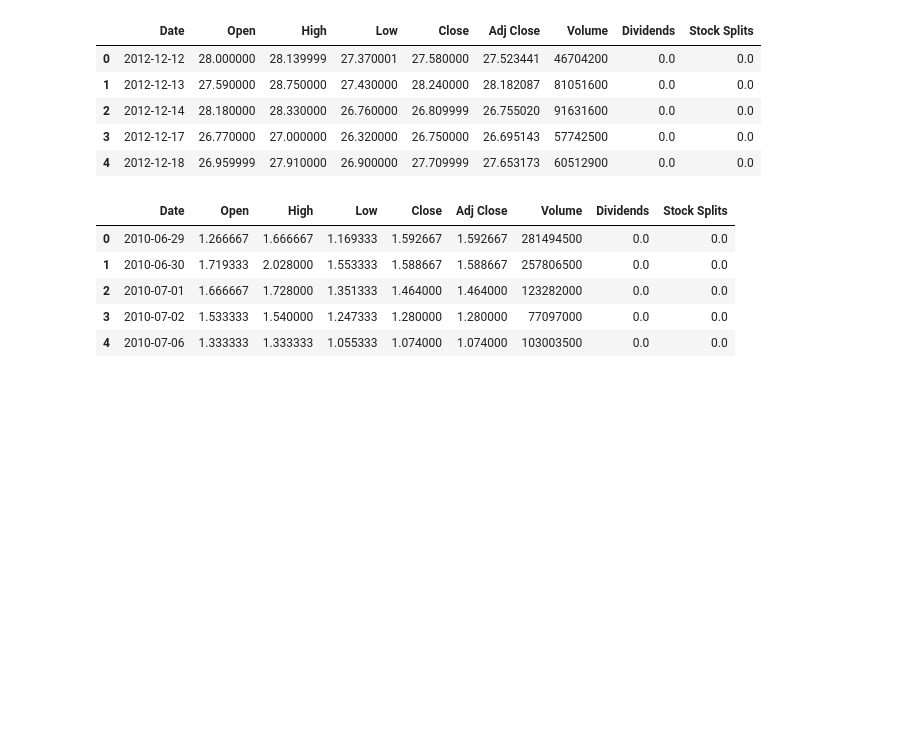
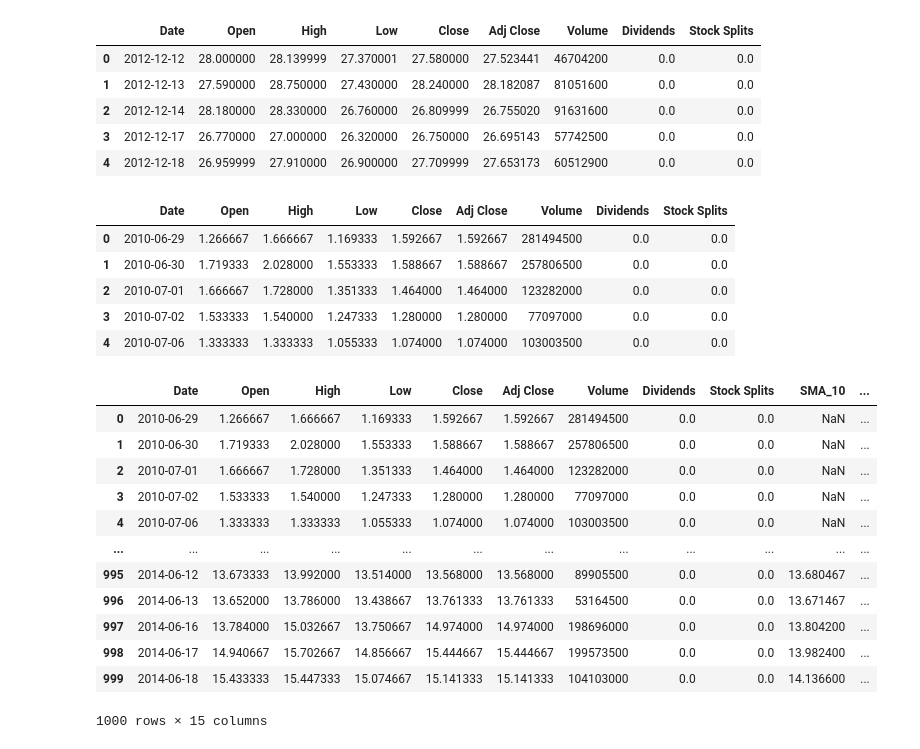
Before and after one commit to yohannesalex/stock-market-predictions, a Jupyter notebook: notebooks/Quantitative analysis.ipynb, the cells around one changed output. Saved outputs shown, nothing was run; the diff lists cells and outputs as text; code cells hidden in the pictures; blank space fills up the shorter version.

Commit message:
add the analysis with ta_lib for each data set

```diff
--- a/notebooks/Quantitative analysis.ipynb
+++ b/notebooks/Quantitative analysis.ipynb
@@ -71,3 +76,44 @@ tesla_data.head()
 | 2 | 2010-07-01 | 1.666667 | 1.728000 | 1.351333 | 1.464000 | 1.464000 | 123282000 | 0.0 | 0.0 |
 | 3 | 2010-07-02 | 1.533333 | 1.540000 | 1.247333 | 1.280000 | 1.280000 | 77097000 | 0.0 | 0.0 |
 | 4 | 2010-07-06 | 1.333333 | 1.333333 | 1.055333 | 1.074000 | 1.074000 | 103003500 | 0.0 | 0.0 |
+# %%
+tesla_data['Date'] = pd.to_datetime(tesla_data['Date'])
+meta_data['Date'] = pd.to_datetime(tesla_data['Date'])
+google_data['Date'] = pd.to_datetime(tesla_data['Date'])
+microsoft_data['Date'] = pd.to_datetime(tesla_data['Date'])
+nvidia_data['Date'] = pd.to_datetime(tesla_data['Date'])
+apple_data['Date'] = pd.to_datetime(tesla_data['Date'])
+amazon_data['Date'] = pd.to_datetime(tesla_data['Date'])
+# %%
+# Calculate Moving Averages
+tesla_data['SMA_10'] = talib.SMA(tesla_data['Close'], timeperiod=10)  # Simple Moving Average with a 10-day window
+tesla_data['EMA_10'] = talib.EMA(tesla_data['Close'], timeperiod=10)  # Exponential Moving Average with a 10-day window
+
+# Calculate RSI (Relative Strength Index)
+tesla_data['RSI'] = talib.RSI(tesla_data['Close'], timeperiod=14)  # RSI with a 14-day window
+
+# Calculate MACD (Moving Average Convergence Divergence)
+macd, macd_signal, macd_hist = talib.MACD(
+    tesla_data['Close'],
+    fastperiod=12,
+    slowperiod=26,
+    signalperiod=9
+)
+tesla_data['MACD'] = macd
+tesla_data['MACD_Signal'] = macd_signal
+tesla_data['MACD_Hist'] = macd_hist
+tesla_data.head(1000)
+# %% [output]
+|  | Date | Open | High | Low | Close | Adj Close | Volume | Dividends | Stock Splits | SMA_10 | ... |
+| 0 | 2010-06-29 | 1.266667 | 1.666667 | 1.169333 | 1.592667 | 1.592667 | 281494500 | 0.0 | 0.0 | NaN | ... |
+| 1 | 2010-06-30 | 1.719333 | 2.028000 | 1.553333 | 1.588667 | 1.588667 | 257806500 | 0.0 | 0.0 | NaN | ... |
+| 2 | 2010-07-01 | 1.666667 | 1.728000 | 1.351333 | 1.464000 | 1.464000 | 123282000 | 0.0 | 0.0 | NaN | ... |
+| 3 | 2010-07-02 | 1.533333 | 1.540000 | 1.247333 | 1.280000 | 1.280000 | 77097000 | 0.0 | 0.0 | NaN | ... |
+| 4 | 2010-07-06 | 1.333333 | 1.333333 | 1.055333 | 1.074000 | 1.074000 | 103003500 | 0.0 | 0.0 | NaN | ... |
+| ... | ... | ... | ... | ... | ... | ... | ... | ... | ... | ... | ... |
+| 995 | 2014-06-12 | 13.673333 | 13.992000 | 13.514000 | 13.568000 | 13.568000 | 89905500 | 0.0 | 0.0 | 13.680467 | ... |
+| 996 | 2014-06-13 | 13.652000 | 13.786000 | 13.438667 | 13.761333 | 13.761333 | 53164500 | 0.0 | 0.0 | 13.671467 | ... |
+| 997 | 2014-06-16 | 13.784000 | 15.032667 | 13.750667 | 14.974000 | 14.974000 | 198696000 | 0.0 | 0.0 | 13.804200 | ... |
+| 998 | 2014-06-17 | 14.940667 | 15.702667 | 14.856667 | 15.444667 | 15.444667 | 199573500 | 0.0 | 0.0 | 13.982400 | ... |
+| 999 | 2014-06-18 | 15.433333 | 15.447333 | 15.074667 | 15.141333 | 15.141333 | 104103000 | 0.0 | 0.0 | 14.136600 | ... |
+1000 rows × 15 columns
```
Also changed, not shown: parts of 8 cells of this notebook, 1 other file.
